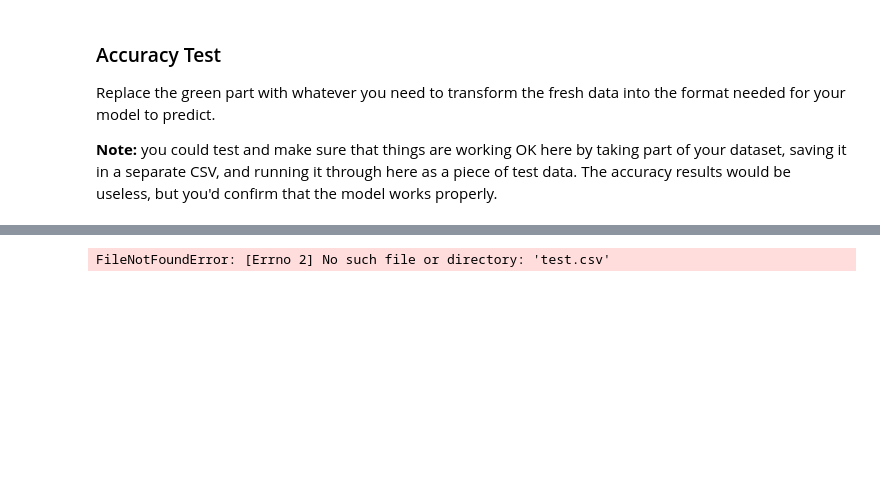
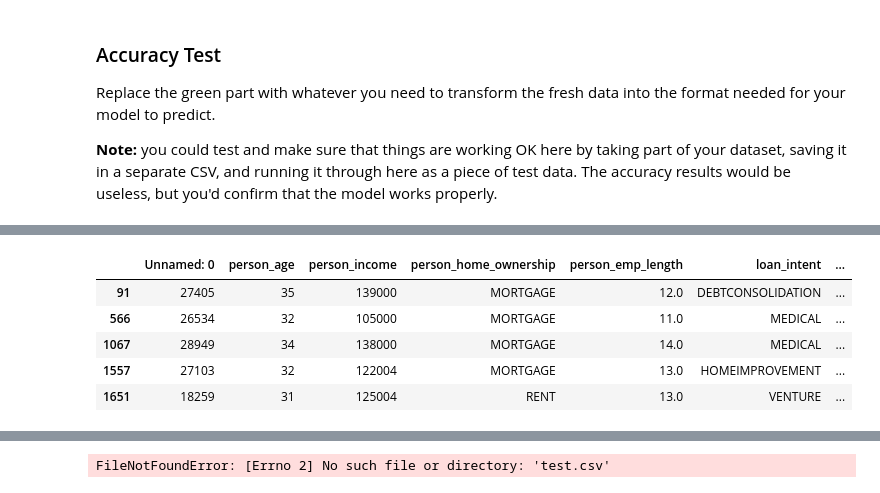
Before and after one commit to SidhST12/BSIP_Assignment_4_Students, a Jupyter notebook: asn4_start.ipynb, the cells around one changed output, grey strips where cells are left out. Cells and saved outputs as stored; diff of their text form; code cells hidden in the pictures; blank space fills up the shorter version.

```diff
--- a/asn4_start.ipynb
+++ b/asn4_start.ipynb
@@ -71,0 +123,9 @@ Replace the green part with whatever you need to transform the fresh data into t
+# %%
+df.head()
+# %% [output]
+|  | Unnamed: 0 | person_age | person_income | person_home_ownership | person_emp_length | loan_intent | ... |
+| 91 | 27405 | 35 | 139000 | MORTGAGE | 12.0 | DEBTCONSOLIDATION | ... |
+| 566 | 26534 | 32 | 105000 | MORTGAGE | 11.0 | MEDICAL | ... |
+| 1067 | 28949 | 34 | 138000 | MORTGAGE | 14.0 | MEDICAL | ... |
+| 1557 | 27103 | 32 | 122004 | MORTGAGE | 13.0 | HOMEIMPROVEMENT | ... |
+| 1651 | 18259 | 31 | 125004 | RENT | 13.0 | VENTURE | ... |
```
Also changed, not shown: parts of 10 cells of this notebook.
